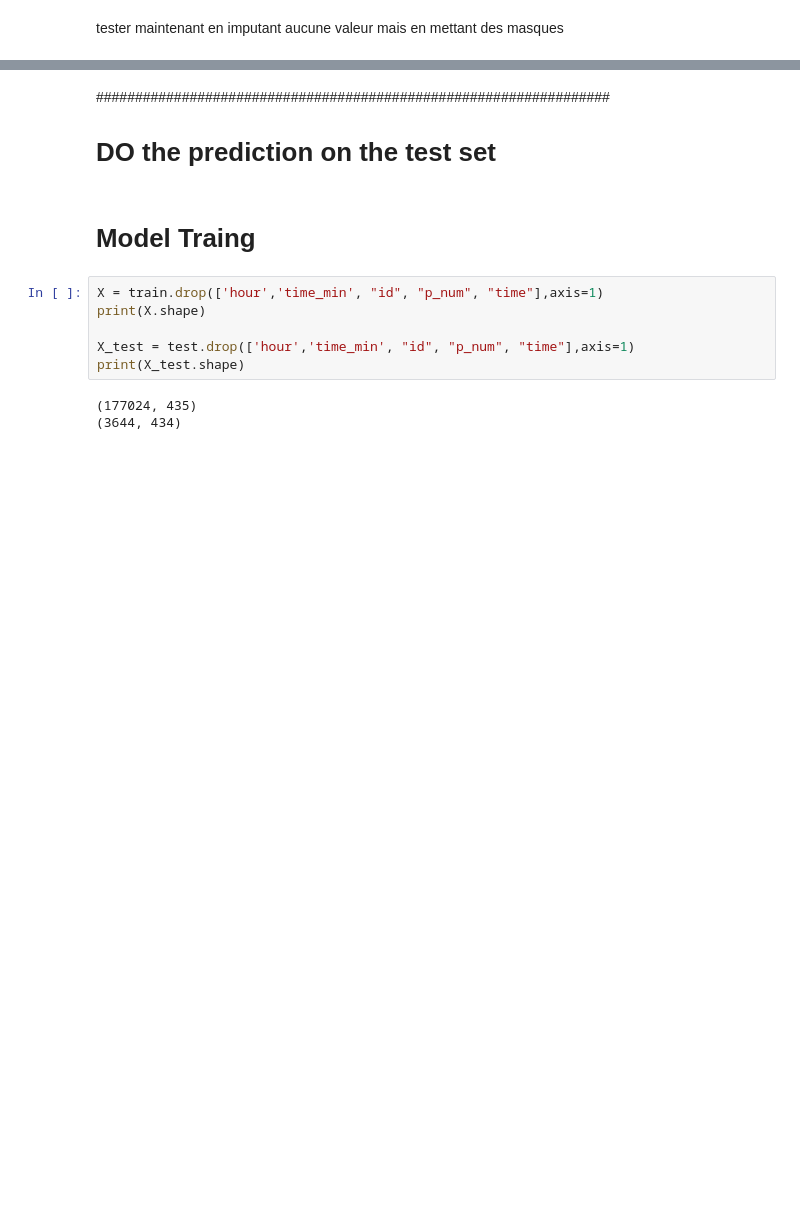
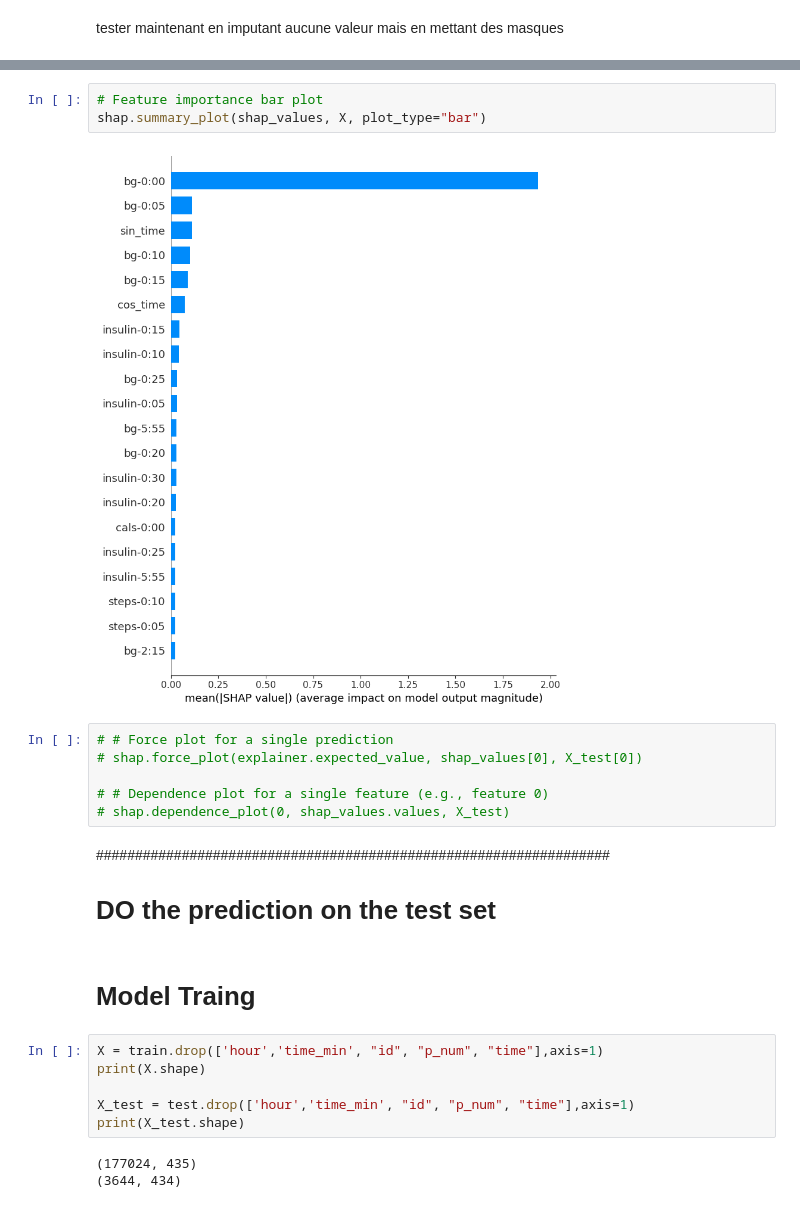
Before and after one commit to juliettemaes/Blood-Glucose-Prediction, a Jupyter notebook: xgboostJM.ipynb, the cells around one changed output, grey strips where cells are left out. Drawn from its saved outputs; the diff is of its cells as text; blank space fills up the shorter version.

```diff
--- a/xgboostJM.ipynb
+++ b/xgboostJM.ipynb
@@ -594,3 +694,14 @@ tester maintenant en imputant aucune valeur mais en mettant des masques
+# %%
+# Feature importance bar plot
+shap.summary_plot(shap_values, X, plot_type="bar")
+# %% [output]
+[figure, added]
+# %%
+# # Force plot for a single prediction
+# shap.force_plot(explainer.expected_value, shap_values[0], X_test[0])
+
+# # Dependence plot for a single feature (e.g., feature 0)
+# shap.dependence_plot(0, shap_values.values, X_test)
 # %% [markdown]
 ##################################################################
 
```
Also changed, not shown: parts of 17 cells of this notebook.
